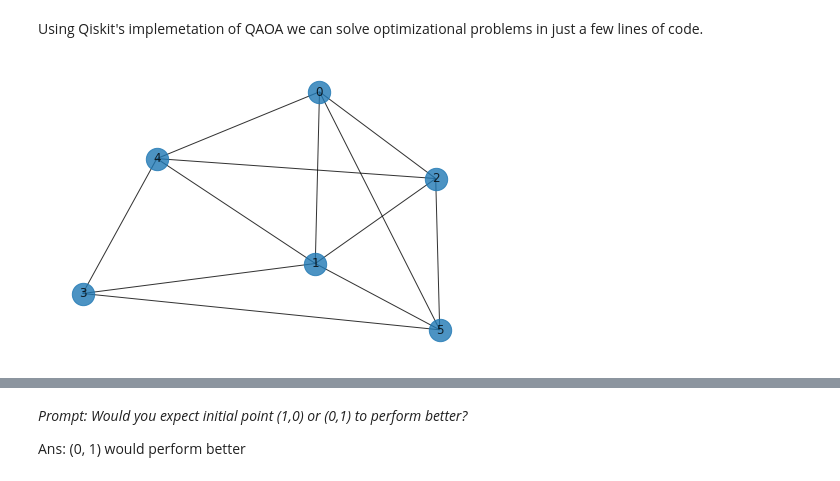
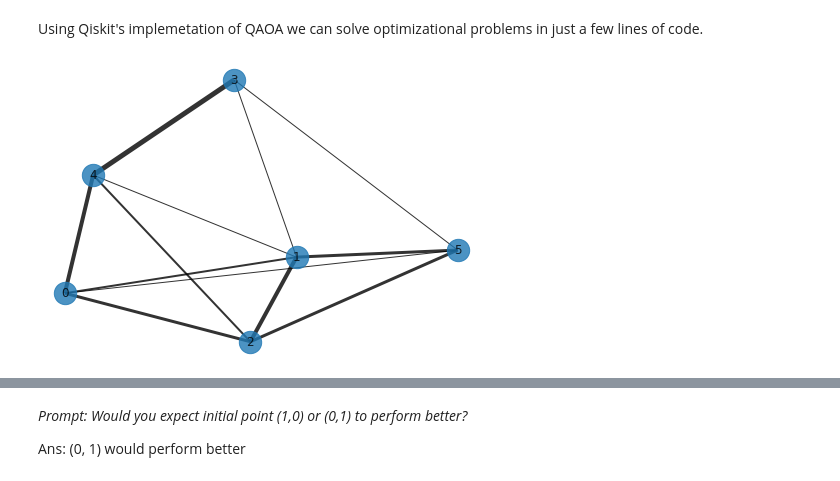
Before and after one commit to nicolasthill/Qiskit-Hackathon-at-World-of-QUANTUM, a Jupyter notebook: QAOA 101/QAOA_with_Qiskit.ipynb, the cells around one changed output, grey strips where cells are left out. Saved outputs shown, nothing was run; the diff lists cells and outputs as text; code cells hidden in the pictures.

Commit message:
add weights to graph

```diff
--- a/QAOA 101/QAOA_with_Qiskit.ipynb
+++ b/QAOA 101/QAOA_with_Qiskit.ipynb
@@ -66,13 +66,15 @@ def quadratic_program_from_graph(graph: nx.Graph) -> QuadraticProgram:
 # %%
 graph = nx.Graph()
 # add nodes and edges
 graph.add_nodes_from(np.arange(0,6,1))
 edges = [(0,1,2.0), (0,2,3.0), (0,4,4.0), (0,5,1.0), (1,2,4.0), (1,3,1.0), (1,4,1.0), (1,5,3.0), (2,4,2.0), (2,5,3.0), (3,4,5.0), (3,5,1.0)]
 graph.add_weighted_edges_from(edges)
 
-nx.draw(graph, with_labels=True, alpha=0.8, node_size=500)
+weights = nx.get_edge_attributes(graph,'weight').values()
+
+nx.draw(graph, with_labels=True, alpha=0.8, node_size=500, width=list(weights))
 # %% [output]
-[figure, old version]
+[figure, new version]
 # %%
 # define backend
 backend = Aer.get_backend('qasm_simulator')
```
Also changed, not shown: parts of 3 cells of this notebook, 1 other file.
